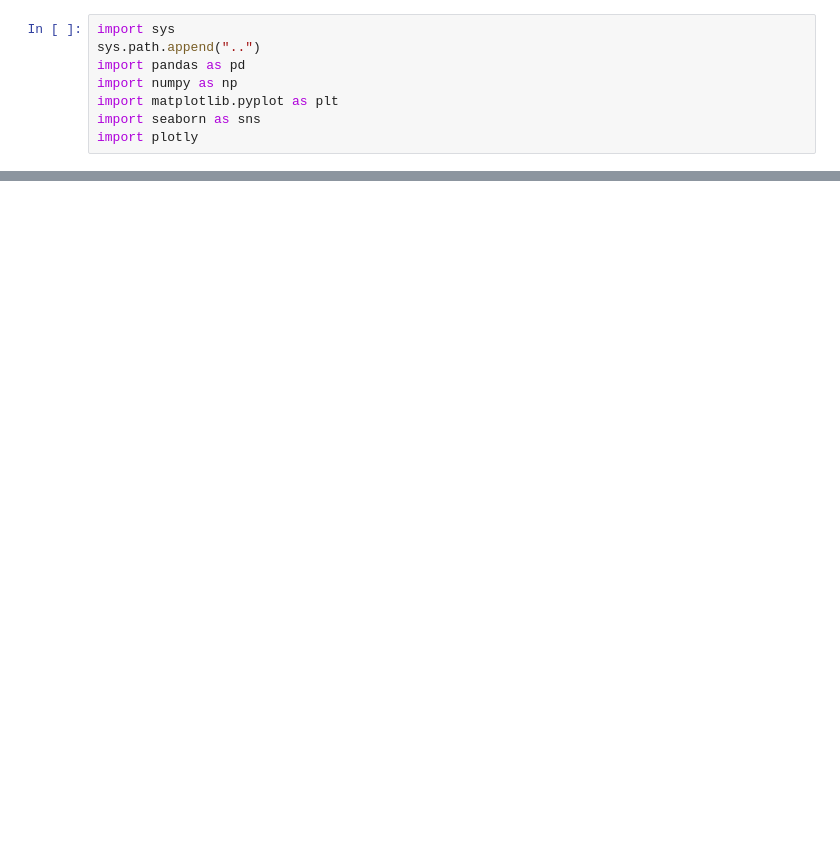
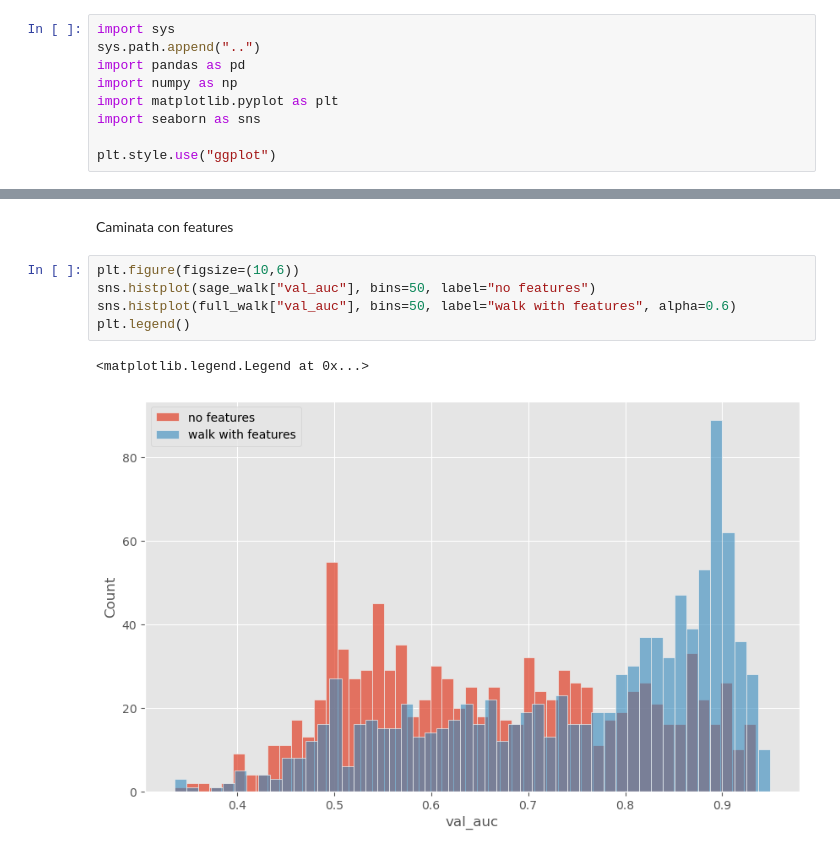
Before and after one commit to nyanovsky/tesis, a Jupyter notebook: exploration/sage_hp_analysis.ipynb, the cells around one changed output, grey strips where cells are left out. Cells and saved outputs as stored; diff of their text form; blank space fills up the shorter version.

```diff
--- a/exploration/sage_hp_analysis.ipynb
+++ b/exploration/sage_hp_analysis.ipynb
@@ -5,4 +5,5 @@ import pandas as pd
 import numpy as np
 import matplotlib.pyplot as plt
 import seaborn as sns
-import plotly
+
+plt.style.use("ggplot")
@@ -62,0 +42,10 @@ plt.show()
+# %% [markdown]
+Caminata con features
+# %%
+plt.figure(figsize=(10,6))
+sns.histplot(sage_walk["val_auc"], bins=50, label="no features")
+sns.histplot(full_walk["val_auc"], bins=50, label="walk with features", alpha=0.6)
+plt.legend()
+# %% [output]
+<matplotlib.legend.Legend at 0x...>
+[figure, added]
```
Also changed, not shown: parts of 30 cells of this notebook.
